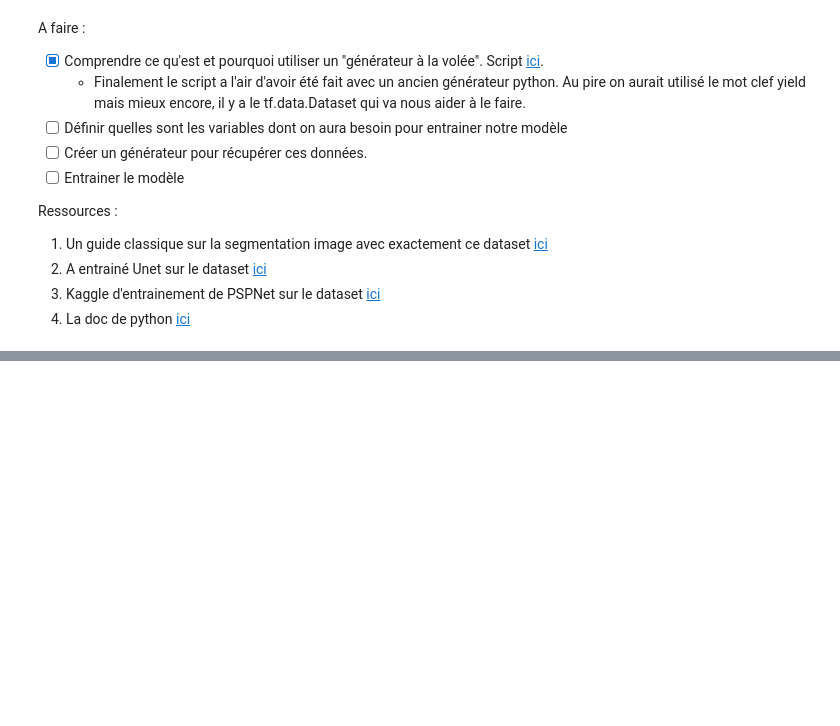
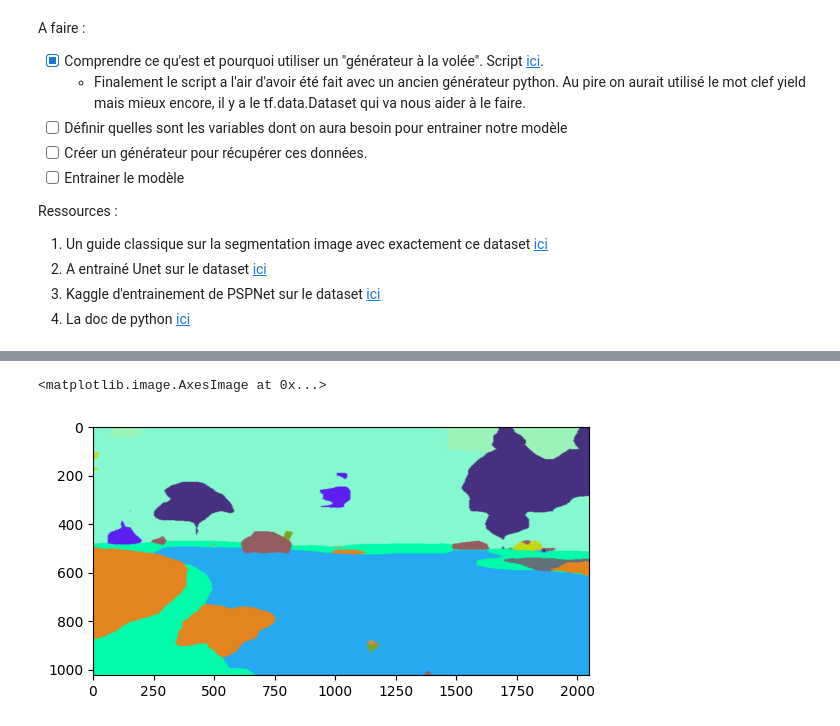
Before and after one commit to Hkllopp/data-segmentation, a Jupyter notebook: notebook.ipynb, the cells around one changed output, grey strips where cells are left out. Cells and saved outputs as stored; diff of their text form; code cells hidden in the pictures; blank space fills up the shorter version.

```diff
--- a/notebook.ipynb
+++ b/notebook.ipynb
@@ -47,3 +47,24 @@ Ressources :
 2. A entrainé Unet sur le dataset [ici](https://github.com/srihari-humbarwadi/cityscapes-segmentation-with-Unet)
 3. Kaggle d'entrainement de PSPNet sur le dataset [ici](https://www.kaggle.com/code/santhalnr/cityscapes-image-segmentation-pspnet/notebook)
 4. La doc de python [ici](https://docs.python.org/3/index.html)
+# %%
+# Test of the module with pre-trained model
+
+from keras_segmentation.pretrained import pspnet_50_ADE_20K
+
+model = pspnet_50_ADE_20K()
+
+in_name = r"C:\Users\barau\Documents\FormationOpenClassrooms\Projet8\data-segmentation\dataset\leftImg8bit\train\aachen\aachen_000000_000019_leftImg8bit.png"
+out_name = "out.png"
+out = model.predict_segmentation(
+    inp=in_name,
+    out_fname=out_name
+)
+
+import cv2
+import matplotlib.pyplot as plt
+# display the image
+
+img = cv2.imread(out_name)
+plt.imshow(img)
+# %% [output]
@@ -49,0 +72,2 @@ Ressources :
+<matplotlib.image.AxesImage at 0x...>
+[figure, added]
```
Also changed, not shown: parts of 14 cells of this notebook, 2 other files.
